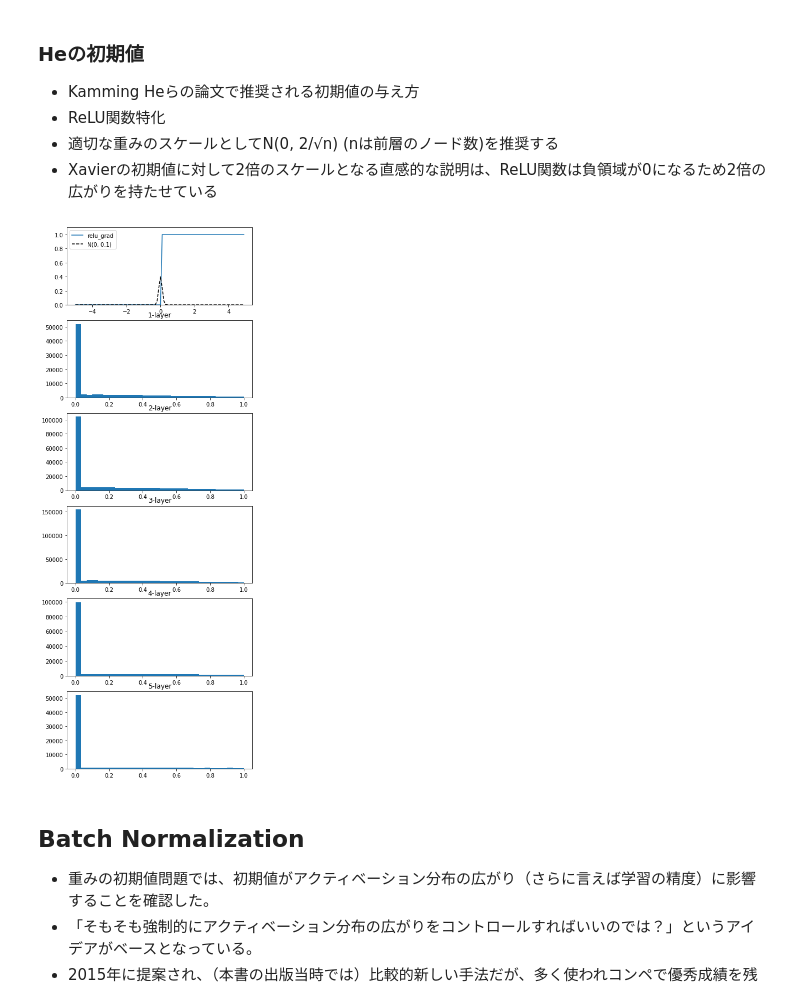
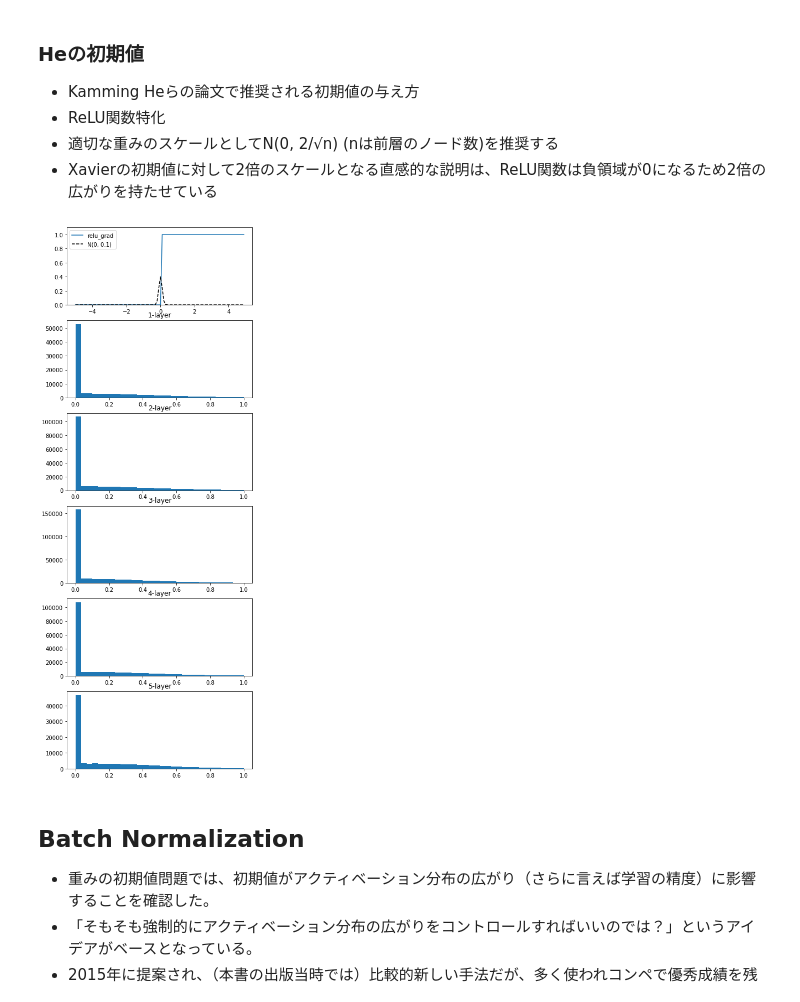
Before and after one commit to Rei-O/DL-from-scratch-in-KV, a Jupyter notebook: deep-learning-from-scratch-master/ch06/note/ch06_note.ipynb, the cells around one changed output. Cells and saved outputs as stored; diff of their text form; code cells hidden in the pictures.

```diff
--- a/deep-learning-from-scratch-master/ch06/note/ch06_note.ipynb
+++ b/deep-learning-from-scratch-master/ch06/note/ch06_note.ipynb
@@ -285,8 +285,8 @@ for i in range(hidden_layer_size):
         # 比較用
         # w = np.random.randn(x.shape[1], node_num[i]) * std  # 標準偏差固定
         # w = np.random.randn(x.shape[1], node_num[i]) / np.sqrt(x.shape[0])  # Xavierの初期値:前層のノード数の平方根で除する
-        # 正規分布N(0, 2/np.sqrt(x.shape[0]))に従う重みを生成
-        w = np.random.randn(x.shape[1], node_num[i]) * (2 / np.sqrt(x.shape[0]))  # Heの初期値:前層のノード数の平方根で除する
+        # 正規分布N(0, np.sqrt(2/x.shape[0]))に従う重みを生成
+        w = np.random.randn(x.shape[1], node_num[i]) * (np.sqrt(2 / x.shape[0]))  # Heの初期値:前層のノード数の平方根で除する
     else:
         # 2層目以降は前層のアクティベーションを取得
         x = activations[i-1]
@@ -294,40 +294,40 @@ for i in range(hidden_layer_size):
         # w = np.random.randn(node_num[i-1], node_num[i]) * std  # 標準偏差固定
         # w = np.random.randn(node_num[i-1], node_num[i])  / np.sqrt(node_num[i-1])  # Xavierの初期値:前層のノード数の平方根で除する
         # 正規分布N(0, 2/np.sqrt(node_num[i]))に従う重みを生成
-        w = np.random.randn(node_num[i-1], node_num[i]) * (2 / np.sqrt(node_num[i-1]))  # Heの初期値:前層のノード数の平方根で除する
+        w = np.random.randn(node_num[i-1], node_num[i]) * (np.sqrt(2 / node_num[i-1]))  # Heの初期値:前層のノード数の平方根で除する
 
     # 重み付き線形和を計算
     z = np.dot(x, w)
     # アクティベーションを計算
     a = relu(z)
     # アクティベーションを格納
     activations[i] = a
 
 ##################### ↓↓↓ グラフ描画 ↓↓↓ ######################
 
 ################# ReLU関数と初期値の分布 #################
 plt.figure(figsize=(6,3*(1+len(activations))))
 
 def normal(x, mu=0, std=1):
     return np.exp(-(x-mu)**2/(2*std**2)) / np.sqrt(2*np.pi)
 
 x = np.arange(-5.0, 5.0, 0.1)
 y1 = relu_grad(x)
 y2 = normal(x,std=std)
 plt.subplot(1+len(activations), 1, 1)
 plt.plot(x, y1, label='relu_grad')
 plt.plot(x, y2, 'k--', label=f'N(0, {std})')
 plt.legend()
 plt.ylim(0, 1.1)
 
 ######################## ヒストグラム ########################
 for i, a in activations.items():
     plt.subplot(1+len(activations), 1, i+2)
     plt.title(str(i+1) + "-layer")
     plt.hist(a.flatten(), 30, range=(0,1))
 plt.show()
 # %% [output]
-[figure, old version]
+[figure, new version]
 # %% [markdown]
 ## Batch Normalization
 
```
Also changed, not shown: parts of 3 cells of this notebook, 2 other files.
